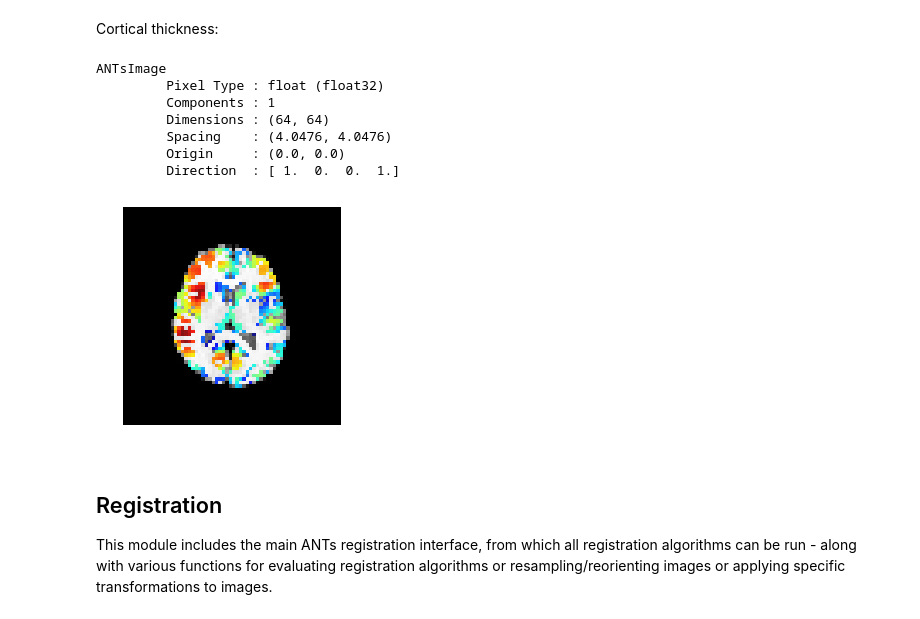
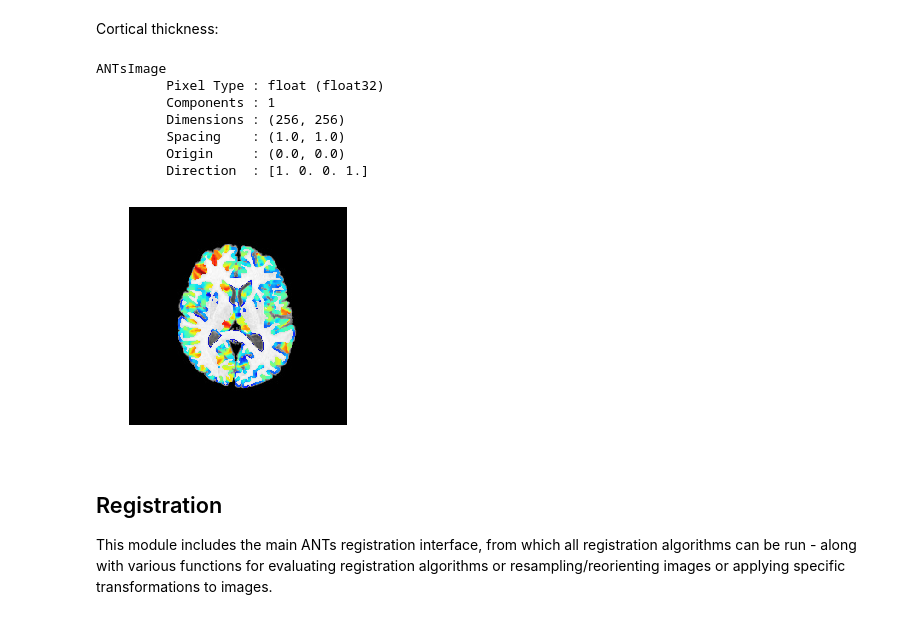
Before and after one commit to ANTsX/ANTsPy, a Jupyter notebook: tutorials/10minTutorial.ipynb, the cells around one changed output. Saved outputs shown, nothing was run; the diff lists cells and outputs as text; code cells hidden in the pictures.

Commit message:
BUG: In kmeans

```diff
--- a/tutorials/10minTutorial.ipynb
+++ b/tutorials/10minTutorial.ipynb
@@ -122,23 +123,22 @@ dict_keys(['segmentation', 'probabilityimages'])
 Cortical thickness:
 # %%
 img = ants.image_read( ants.get_ants_data('r16') ,2)
-img = ants.resample_image(img, (64,64),1,0)
-mask = ants.get_mask( img )
-segs = ants.kmeans_segmentation( img, k=3, kmask = mask)
+mask = ants.get_mask( img ).threshold_image( 1, 2 )
+segs=ants.atropos( a = img, m = '[0.2,1x1]', c = '[2,0]',  i = 'kmeans[3]', x = mask )
 thickimg = ants.kelly_kapowski(s=segs['segmentation'], g=segs['probabilityimages'][1],
                             w=segs['probabilityimages'][2], its=45,
                             r=0.5, m=1)
 print(thickimg)
 img.plot(overlay=thickimg, overlay_cmap='jet')
 # %% [output]
 ANTsImage
          Pixel Type : float (float32)
          Components : 1
-         Dimensions : (64, 64)
-         Spacing    : (4.0476, 4.0476)
+         Dimensions : (256, 256)
+         Spacing    : (1.0, 1.0)
          Origin     : (0.0, 0.0)
-         Direction  : [ 1.  0.  0.  1.]
+         Direction  : [1. 0. 0. 1.]
-[figure, old version]
+[figure, new version]
 # %% [markdown]
 ## Registration
 
```
Also changed, not shown: parts of 7 cells of this notebook, 1 other file.
